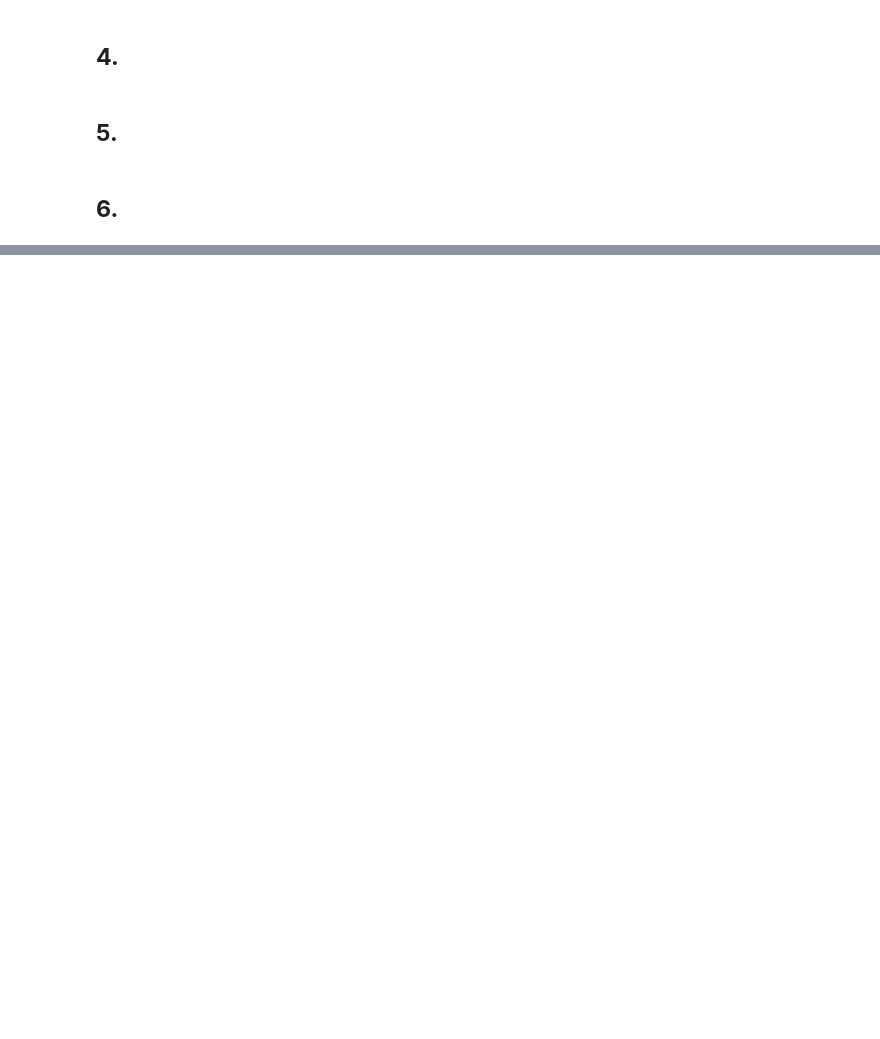
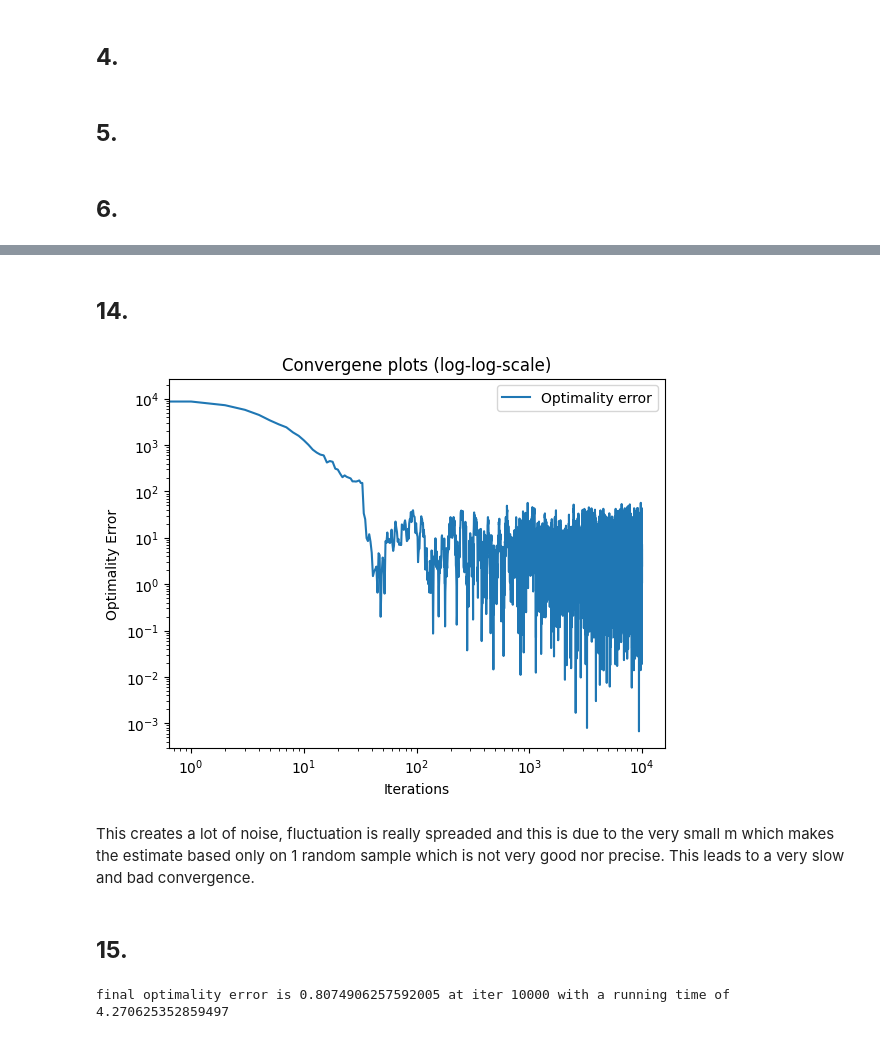
Before and after one commit to lambione/OPTIMIZATION-METHODS, a Jupyter notebook: ASS5/Assignmen_5_Lamberto_Ragnolini.ipynb, the cells around one changed output, grey strips where cells are left out. Cells and saved outputs as stored; diff of their text form; code cells hidden in the pictures; blank space fills up the shorter version.

```diff
--- a/ASS5/Assignmen_5_Lamberto_Ragnolini.ipynb
+++ b/ASS5/Assignmen_5_Lamberto_Ragnolini.ipynb
@@ -79,0 +240,25 @@ def gradient(y,Z,x):
+# %%
+def stochastic_gradient_descent(Z, y, x0, m, alpha=0.1, tol=1e-4, max_iters=10000):
+    start_time = time.time()
+    x = x0.astype(np.float64)
+    saved_values = []
+    optimality_error = []
+    for k in range(max_iters):
+
+        # NOTE: main difference is here where we perform gradient using the mini-batch
+        # The random choice is made directly in the stochastic grad function (random sampling)
+        grad = stochastic_gradient(y,Z,x,m)
+
+        obj = objective(y, Z, x)
+
+        opt_err = obj - optimal
+        optimality_error.append(opt_err)
+        saved_values.append(obj)
+
+        x -= alpha * grad.reshape(-1,1)
+
+        if np.linalg.norm(grad) < tol:
+            break
+
+    print(f'final optimality error is {optimality_error[-1]} at iter {k+1} with a running time of {time.time() - start_time}')
+    return x,saved_values,optimality_error,k+1
@@ -79,0 +272,22 @@ def gradient(y,Z,x):
+# %% [markdown]
+## __14.__
+# %%
+plt.plot(optimality_error_stc, label="Optimality error")
+plt.yscale('log')
+plt.xscale('log')
+plt.xlabel('Iterations')
+plt.ylabel('Optimality Error')
+plt.title('Convergene plots (log-log-scale)')
+plt.legend()
+plt.show()
+# %% [output]
+[figure, added]
+# %% [markdown]
+This creates a lot of noise, fluctuation is really spreaded and this is due to the very small m which makes the estimate based only on 1 random sample which is not very good nor precise. This leads to a very slow and bad convergence.
+# %% [markdown]
+## __15.__
+# %%
+new_m = 10
+x_stc_10,saved_values_stc_10,optimality_error_stc_10,iterations_stc_10=stochastic_gradient_descent(Z,Y,x0,new_m)
+# %% [output]
+final optimality error is 0.8074906257592005 at iter 10000 with a running time of 4.270625352859497
```
Also changed, not shown: parts of 33 cells of this notebook.
